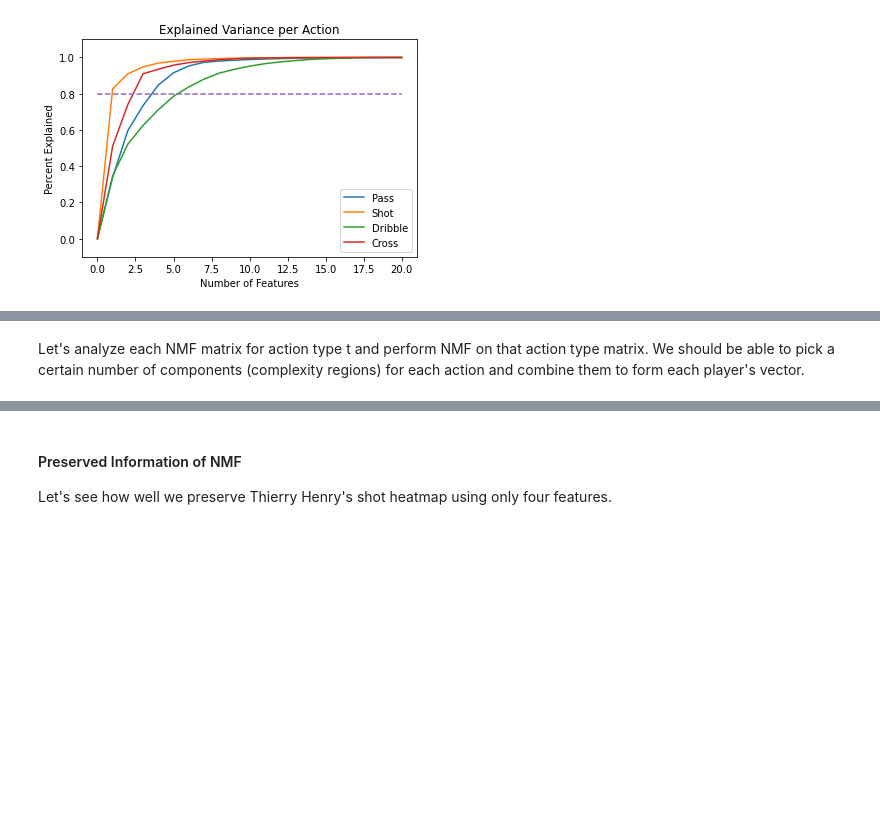
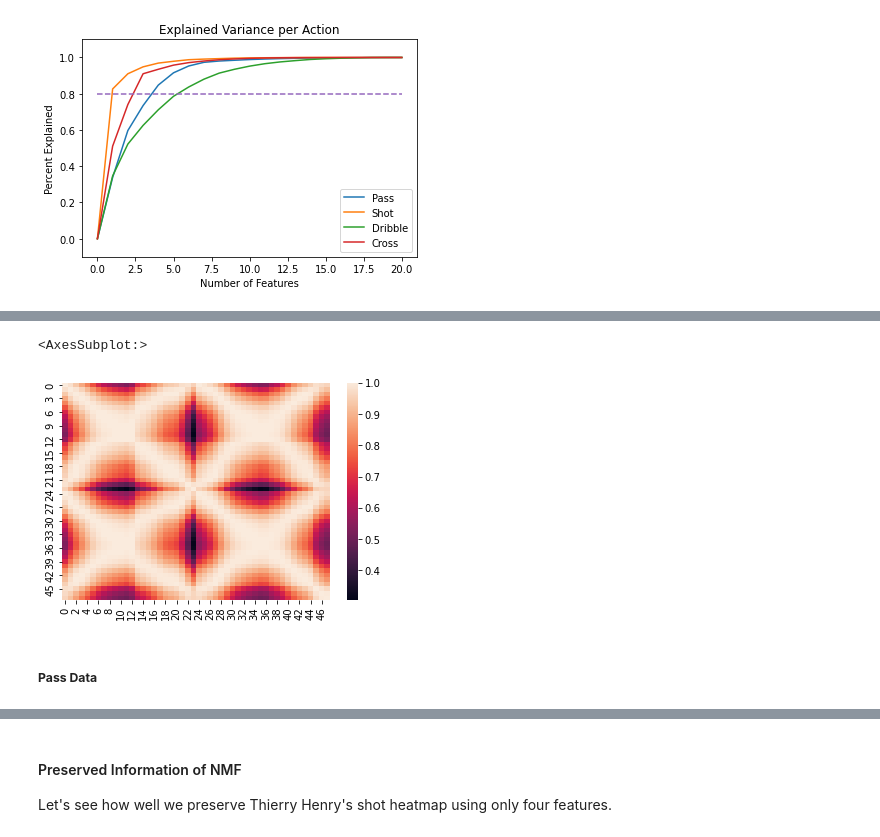
Before and after one commit to lucas-nelson-uiuc/stat430_unsupervised_project, a Jupyter notebook: soccer_project.ipynb, the cells around one changed output, grey strips where cells are left out. Drawn from its saved outputs; the diff is of its cells as text; code cells hidden in the pictures; blank space fills up the shorter version.

```diff
--- a/soccer_project.ipynb
+++ b/soccer_project.ipynb
@@ -247 +304,11 @@ Let's analyze a single action type matrix: pass. Results don't look that great.
+# %%
+sns.heatmap(np.corrcoef(
+    player_action_heatmap('Thierry Henry', 'Cross'),
+    np.array(np.matmul(nmf_cross_W, nmf_cross_H['Thierry Henry'])).reshape((24,25))
+    ))
+# %% [output]
+<AxesSubplot:>
+[figure, added]
+# %% [markdown]
+##### **Pass Data**
 # %%
@@ -278,2 +318,0 @@ for i in range(W.shape[1]):
-# %% [markdown]
-Let's analyze each NMF matrix for action type t and perform NMF on that action type matrix. We should be able to pick a certain number of components (complexity regions) for each action and combine them to form each player's vector.
```
Also changed, not shown: parts of 31 cells of this notebook.
